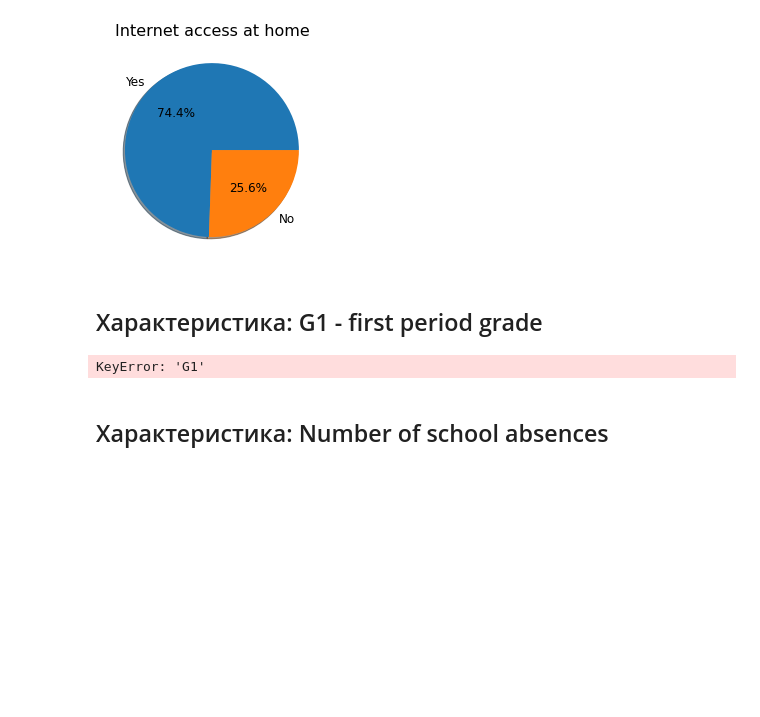
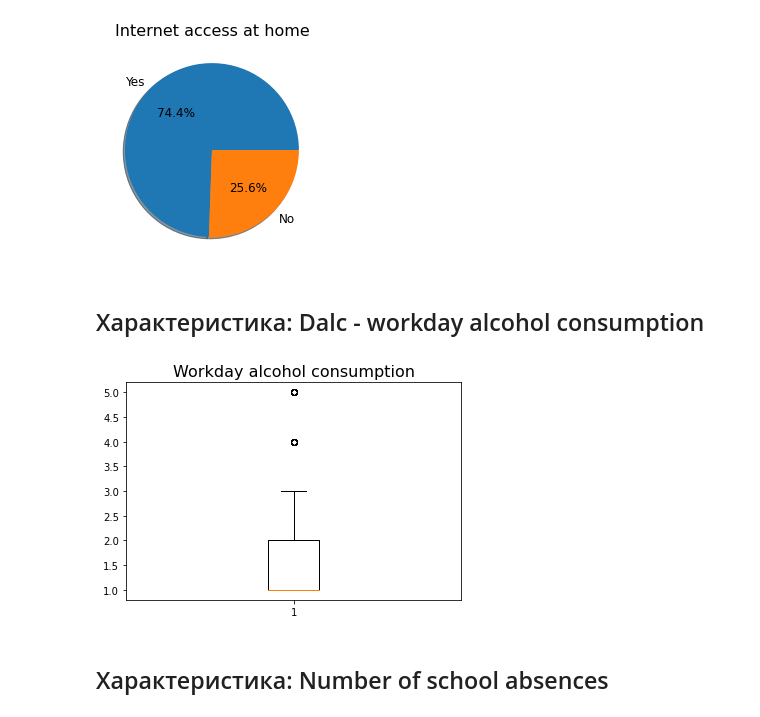
Before and after one commit to AmpiroMax/ml_mipt_dafe, a Jupyter notebook: homeworks/hw_1/hw_1_EDA_preproc.ipynb, the cells around one changed output. Cells and saved outputs as stored; diff of their text form; code cells hidden in the pictures; blank space fills up the shorter version.

Commit message:
Daily alc consumption was fixed

```diff
--- a/homeworks/hw_1/hw_1_EDA_preproc.ipynb
+++ b/homeworks/hw_1/hw_1_EDA_preproc.ipynb
@@ -164,12 +155,12 @@ plt.title("Internet access at home", fontsize=16)
 pass
 # %% [output]
 [figure]
-# %% [markdown]
-## Характеристика: G1 -  first period grade
+# %% [markdown]
+## Характеристика: Dalc - workday alcohol consumption
 # %%
-g1 = X_train["G1"]
-plt.violinplot(g1)
-plt.title("Number of school absences", fontsize=16)
+dalc = X_train["Dalc"]
+plt.boxplot(dalc)
+plt.title("Workday alcohol consumption", fontsize=16)
 pass
 # %% [output]
-KeyError: 'G1'
+[figure, added]
```
Also changed, not shown: parts of 2 cells of this notebook.
